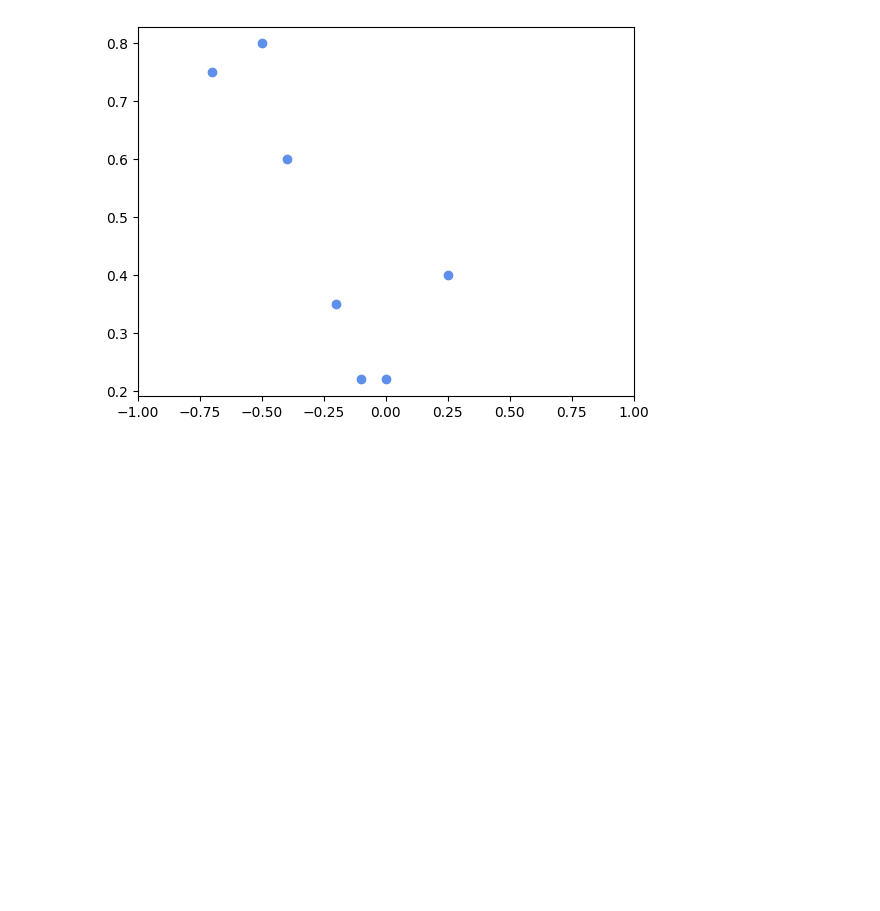
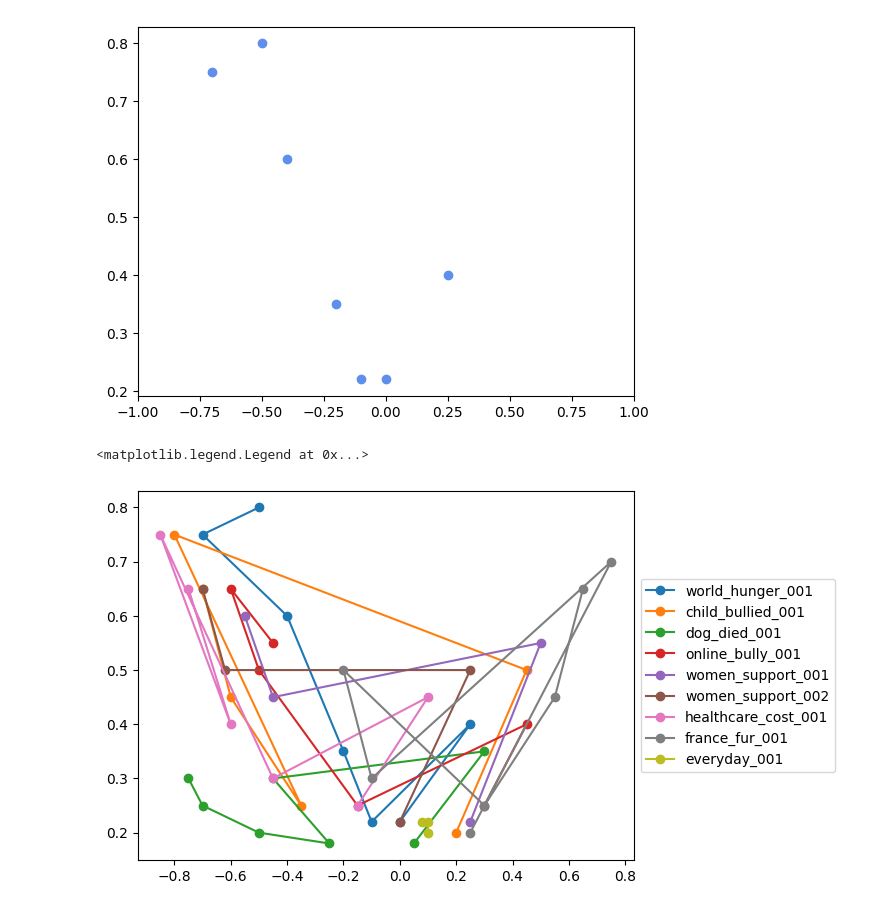
Before and after one commit to anytaaly/cershe-valence-arousal-data-analysis, a Jupyter notebook: cershe_valence_arousal_data_analysis.ipynb, the cells around one changed output. Saved outputs shown, nothing was run; the diff lists cells and outputs as text; code cells hidden in the pictures; blank space fills up the shorter version.

```diff
--- a/cershe_valence_arousal_data_analysis.ipynb
+++ b/cershe_valence_arousal_data_analysis.ipynb
@@ -89,3 +89,10 @@ plt.xlim(-1, 1)
 # %% [output]
 (-1.0, 1.0)
 [figure]
+# %%
+for b in blocks: plt.plot([float(v) for v in re.findall(r'Target valence: (-?[\d.]+)', b)], [float(a) for a in re.findall(r'Target arousal: ([\d.]+)', b)], marker='o', label=b.split()[0])
+
+plt.legend(loc='center left', bbox_to_anchor=(1, 0.5))
+# %% [output]
+<matplotlib.legend.Legend at 0x...>
+[figure, added]
```
